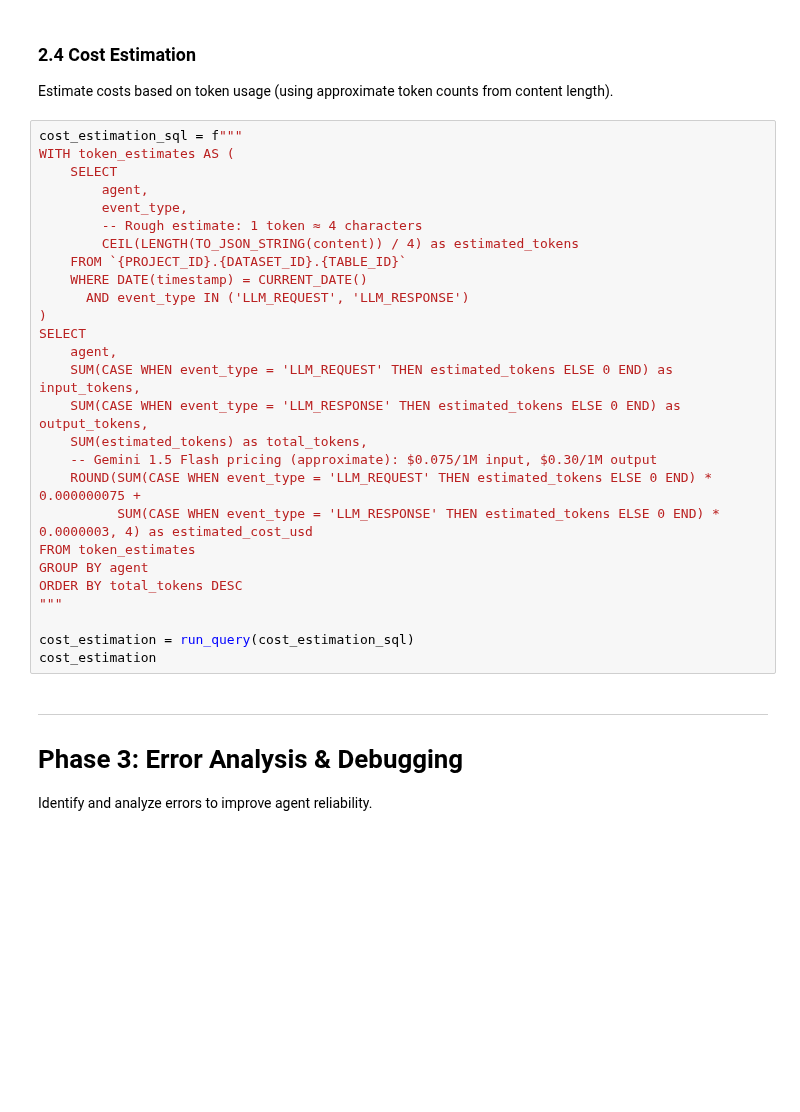
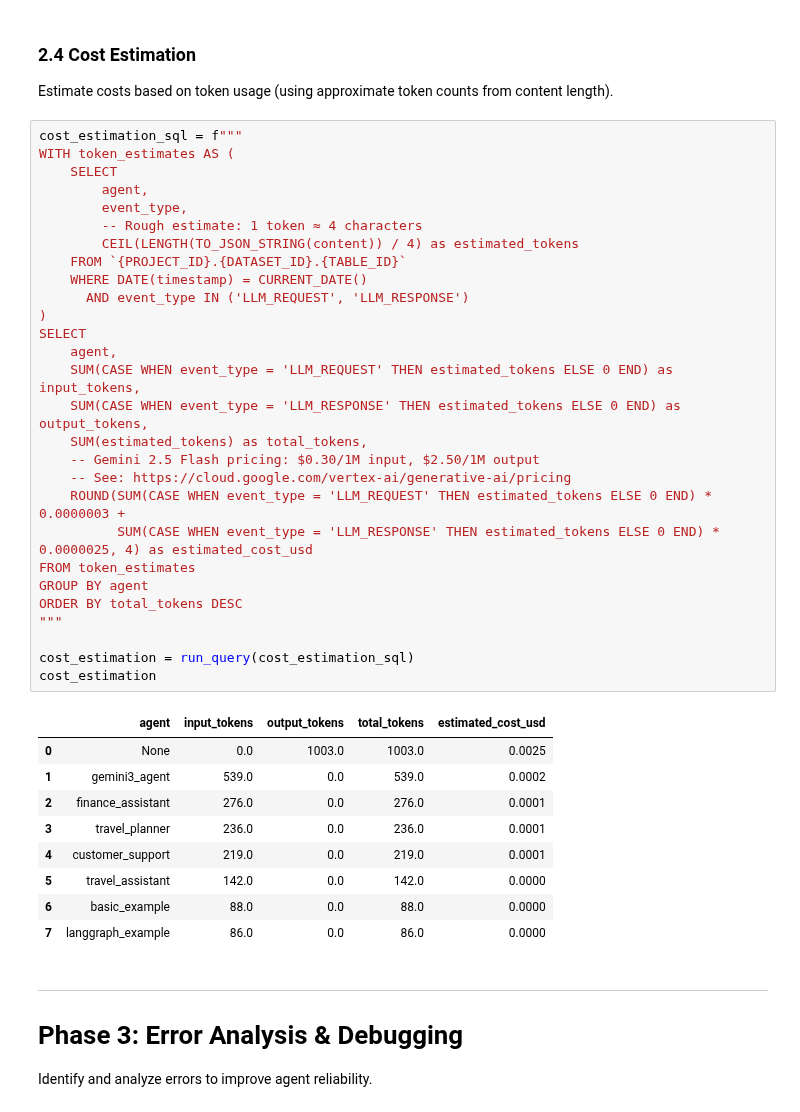
Before and after one commit to langchain-ai/langchain-google, a Jupyter notebook: libs/community/examples/bigquery_callback/langgraph_agent_analytics.ipynb, the cells around one changed output. Saved outputs shown, nothing was run; the diff lists cells and outputs as text; blank space fills up the shorter version.

```diff
--- a/libs/community/examples/bigquery_callback/langgraph_agent_analytics.ipynb
+++ b/libs/community/examples/bigquery_callback/langgraph_agent_analytics.ipynb
@@ -281,30 +371,41 @@ Estimate costs based on token usage (using approximate token counts from content
 # %%
 cost_estimation_sql = f"""
 WITH token_estimates AS (
     SELECT
         agent,
         event_type,
         -- Rough estimate: 1 token ≈ 4 characters
         CEIL(LENGTH(TO_JSON_STRING(content)) / 4) as estimated_tokens
     FROM `{PROJECT_ID}.{DATASET_ID}.{TABLE_ID}`
     WHERE DATE(timestamp) = CURRENT_DATE()
       AND event_type IN ('LLM_REQUEST', 'LLM_RESPONSE')
 )
 SELECT
     agent,
     SUM(CASE WHEN event_type = 'LLM_REQUEST' THEN estimated_tokens ELSE 0 END) as input_tokens,
     SUM(CASE WHEN event_type = 'LLM_RESPONSE' THEN estimated_tokens ELSE 0 END) as output_tokens,
     SUM(estimated_tokens) as total_tokens,
-    -- Gemini 1.5 Flash pricing (approximate): $0.075/1M input, $0.30/1M output
-    ROUND(SUM(CASE WHEN event_type = 'LLM_REQUEST' THEN estimated_tokens ELSE 0 END) * 0.000000075 +
-          SUM(CASE WHEN event_type = 'LLM_RESPONSE' THEN estimated_tokens ELSE 0 END) * 0.0000003, 4) as estimated_cost_usd
+    -- Gemini 2.5 Flash pricing: $0.30/1M input, $2.50/1M output
+    -- See: https://cloud.google.com/vertex-ai/generative-ai/pricing
+    ROUND(SUM(CASE WHEN event_type = 'LLM_REQUEST' THEN estimated_tokens ELSE 0 END) * 0.0000003 +
+          SUM(CASE WHEN event_type = 'LLM_RESPONSE' THEN estimated_tokens ELSE 0 END) * 0.0000025, 4) as estimated_cost_usd
 FROM token_estimates
 GROUP BY agent
 ORDER BY total_tokens DESC
 """
 
 cost_estimation = run_query(cost_estimation_sql)
 cost_estimation
+# %% [output]
+|  | agent | input_tokens | output_tokens | total_tokens | estimated_cost_usd |
+| 0 | None | 0.0 | 1003.0 | 1003.0 | 0.0025 |
+| 1 | gemini3_agent | 539.0 | 0.0 | 539.0 | 0.0002 |
+| 2 | finance_assistant | 276.0 | 0.0 | 276.0 | 0.0001 |
+| 3 | travel_planner | 236.0 | 0.0 | 236.0 | 0.0001 |
+| 4 | customer_support | 219.0 | 0.0 | 219.0 | 0.0001 |
+| 5 | travel_assistant | 142.0 | 0.0 | 142.0 | 0.0000 |
+| 6 | basic_example | 88.0 | 0.0 | 88.0 | 0.0000 |
+| 7 | langgraph_example | 86.0 | 0.0 | 86.0 | 0.0000 |
 # %% [markdown]
 ---
 # Phase 3: Error Analysis & Debugging
```
Also changed, not shown: parts of 18 cells of this notebook.
